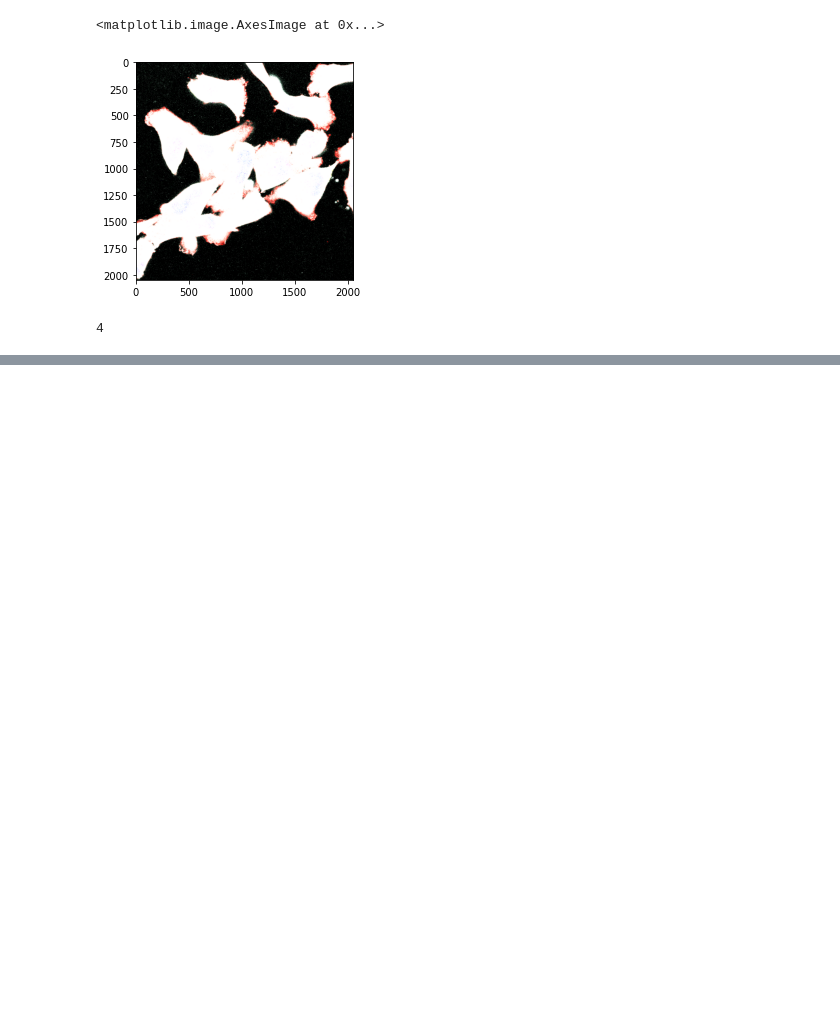
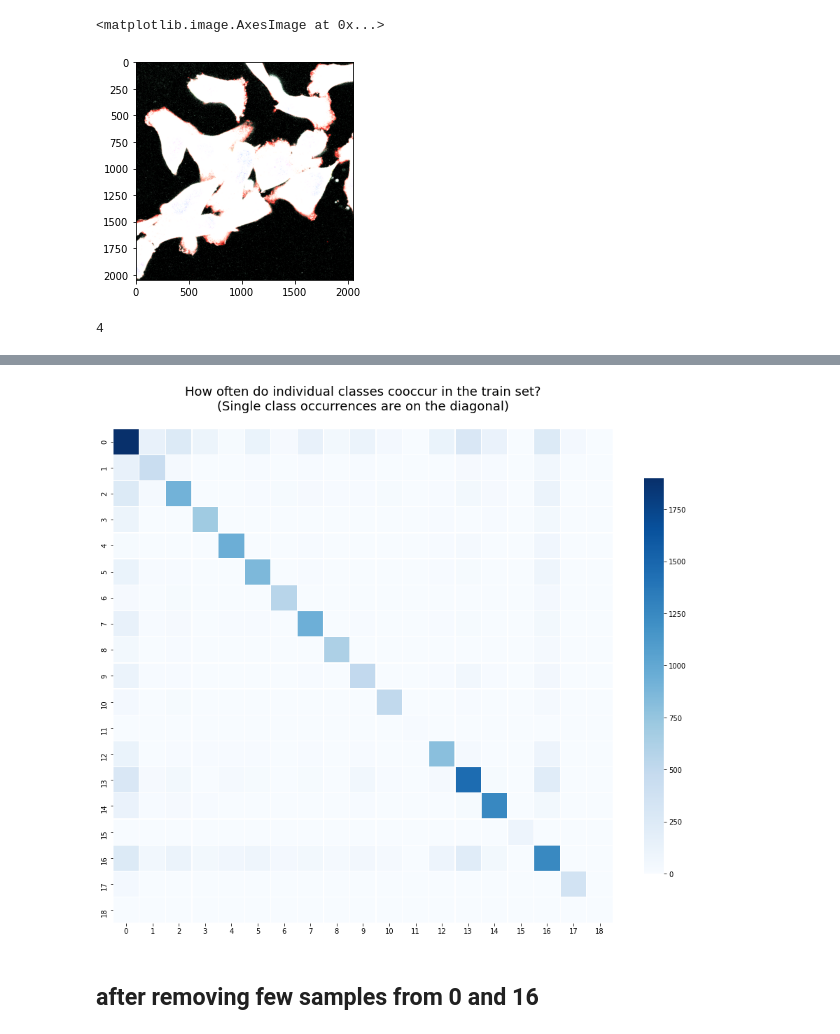
Before and after one commit to yuvaramsingh94/human_protein_atlas, a Jupyter notebook: code/cell_seg_data_analy.ipynb, the cells around one changed output, grey strips where cells are left out. Cells and saved outputs as stored; diff of their text form; code cells hidden in the pictures; blank space fills up the shorter version.

```diff
--- a/code/cell_seg_data_analy.ipynb
+++ b/code/cell_seg_data_analy.ipynb
@@ -234,0 +315,4 @@ np.count_nonzero(np.array([1,0,3,4,5,0]))
+# %%
+print(train_fold_v2.shape)
+train_1_16_class = train_fold_v2[~v]
+print(train_1_16_class.shape)
@@ -234,0 +328,5 @@ np.count_nonzero(np.array([1,0,3,4,5,0]))
+# %%
+v_0 = train_fold_v2[(train_fold_v2['0'] ==1) & (train_fold_v2['is_single'] ==1)].sample(n=1000, random_state=1)
+v_16 = train_fold_v2[(train_fold_v2['16'] ==1) & (train_fold_v2['is_single'] ==1)].sample(n=500, random_state=1)
+print(v_0.shape)
+print(v_16.shape)
@@ -234,0 +336,4 @@ np.count_nonzero(np.array([1,0,3,4,5,0]))
+# %%
+train_1_16_class = train_1_16_class[~train_1_16_class['ID'].isin(v_0["ID"].unique())]
+train_1_16_class = train_1_16_class[~train_1_16_class['ID'].isin(v_16["ID"].unique())]
+print(train_1_16_class.shape)
@@ -234,0 +342,3 @@ np.count_nonzero(np.array([1,0,3,4,5,0]))
+# %%
+df_labels = train_1_16_class[labels]
+coocc = df_labels.T.dot(df_labels)
@@ -234,0 +365,10 @@ np.count_nonzero(np.array([1,0,3,4,5,0]))
+# %%
+fig, ax = plt.subplots(figsize=(16, 13))
+sns.heatmap(coocc, cmap="Blues", linewidth=0.3, cbar_kws={"shrink": .8})
+title = 'How often do individual classes cooccur in the train set?\n(Single class occurrences are on the diagonal)\n'
+plt.title(title, loc='center', fontsize=18)
+plt.show()
+# %% [output]
+[figure, added]
+# %% [markdown]
+## after removing few samples from 0 and 16
```
Also changed, not shown: parts of 23 cells of this notebook, 6 other files.
